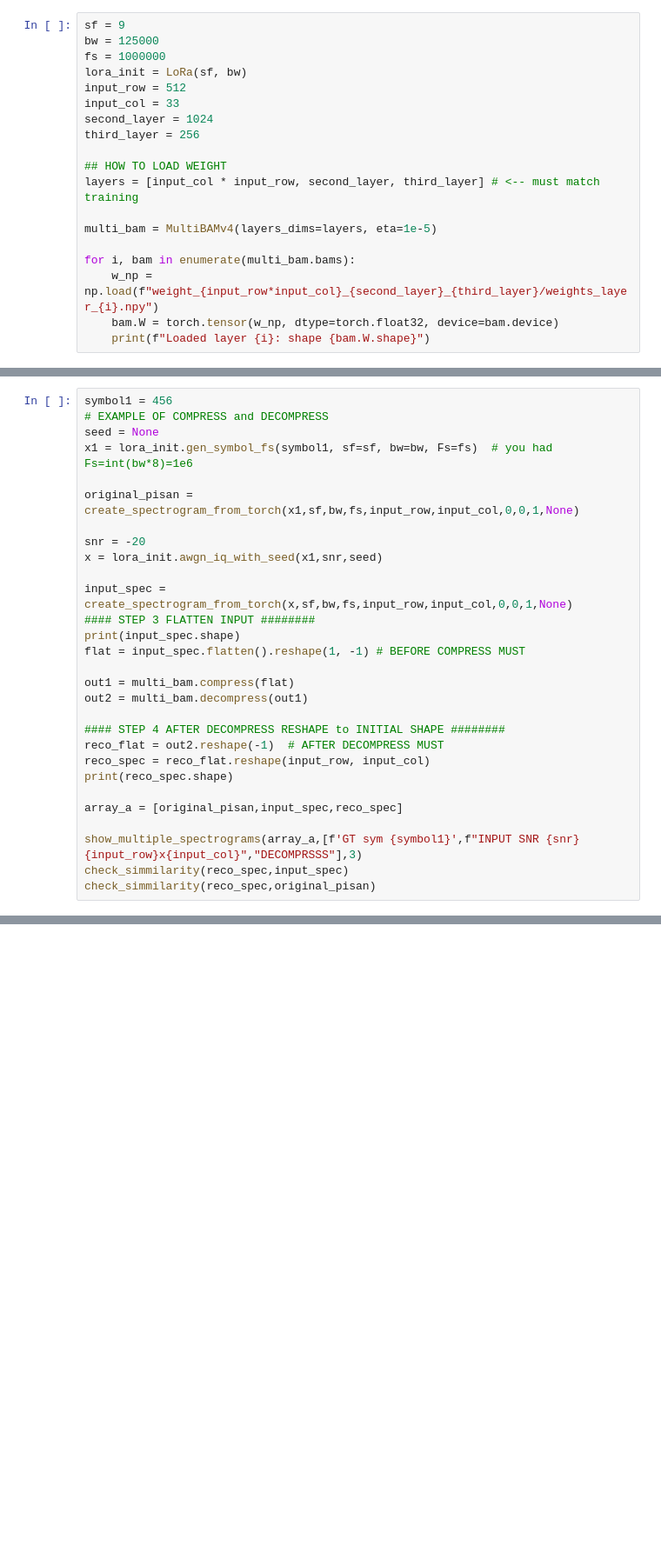
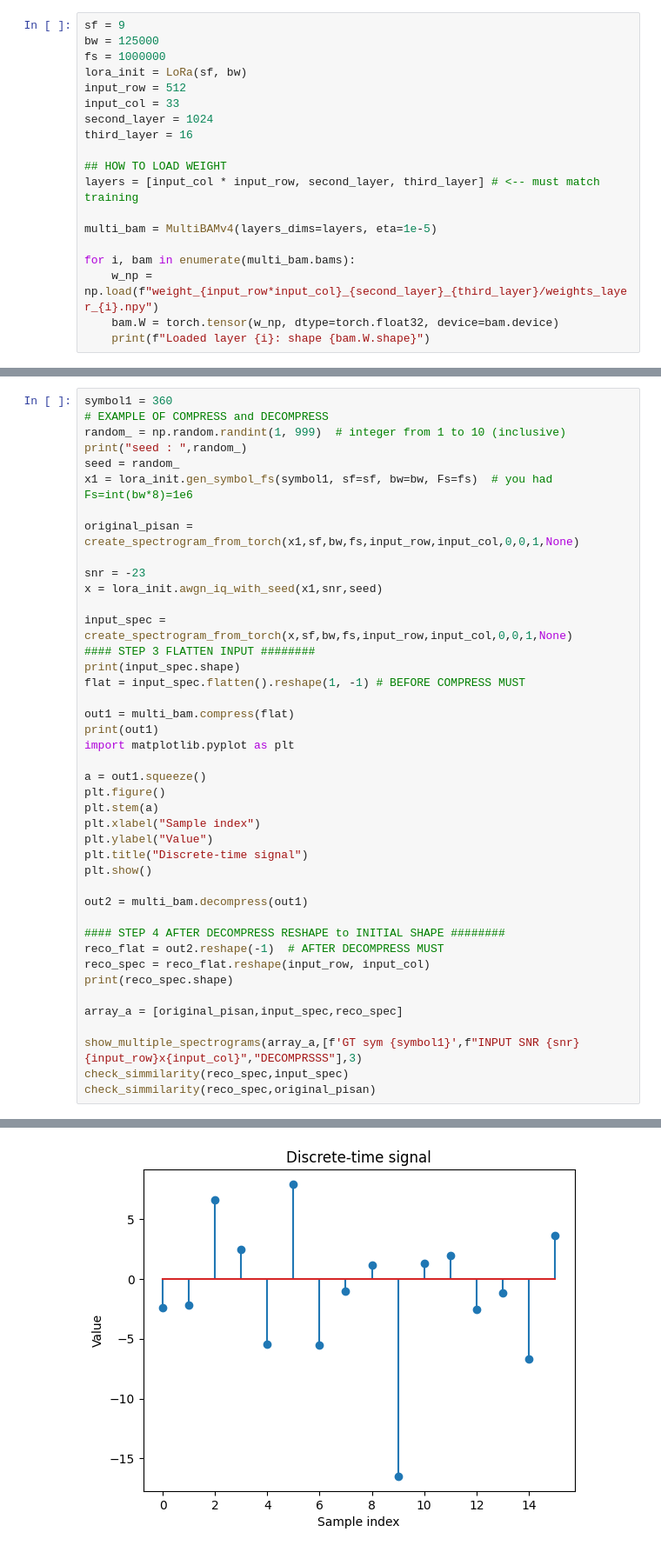
Before and after one commit to seanmantanhacker/INC-BAM, a Jupyter notebook: Model-experiment-4/main.ipynb, the cells around one changed output, grey strips where cells are left out. Shown at 87% size. Saved outputs shown, nothing was run; the diff lists cells and outputs as text; blank space fills up the shorter version.

```diff
--- a/Model-experiment-4/main.ipynb
+++ b/Model-experiment-4/main.ipynb
@@ -23,7 +25,7 @@ lora_init = LoRa(sf, bw)
 input_row = 512
 input_col = 33
 second_layer = 1024
-third_layer = 256
+third_layer = 16
 
 ## HOW TO LOAD WEIGHT
 layers = [input_col * input_row, second_layer, third_layer] # <-- must match training
@@ -37,12 +42,14 @@ for i, bam in enumerate(multi_bam.bams):
 # %%
-symbol1 = 456
+symbol1 = 360
 # EXAMPLE OF COMPRESS and DECOMPRESS
-seed = None
+random_ = np.random.randint(1, 999)  # integer from 1 to 10 (inclusive)
+print("seed : ",random_)
+seed = random_
 x1 = lora_init.gen_symbol_fs(symbol1, sf=sf, bw=bw, Fs=fs)  # you had Fs=int(bw*8)=1e6
 
 original_pisan = create_spectrogram_from_torch(x1,sf,bw,fs,input_row,input_col,0,0,1,None)
 
-snr = -20
+snr = -23
 x = lora_init.awgn_iq_with_seed(x1,snr,seed)
 
 input_spec = create_spectrogram_from_torch(x,sf,bw,fs,input_row,input_col,0,0,1,None)
@@ -51,6 +58,17 @@ print(input_spec.shape)
 flat = input_spec.flatten().reshape(1, -1) # BEFORE COMPRESS MUST
 
 out1 = multi_bam.compress(flat)
+print(out1)
+import matplotlib.pyplot as plt
+
+a = out1.squeeze()
+plt.figure()
+plt.stem(a)
+plt.xlabel("Sample index")
+plt.ylabel("Value")
+plt.title("Discrete-time signal")
+plt.show()
+
 out2 = multi_bam.decompress(out1)
 
 #### STEP 4 AFTER DECOMPRESS RESHAPE to INITIAL SHAPE ########
@@ -63,3 +81,4 @@ array_a = [original_pisan,input_spec,reco_spec]
 show_multiple_spectrograms(array_a,[f'GT sym {symbol1}',f"INPUT SNR {snr} {input_row}x{input_col}","DECOMPRSSS"],3)
 check_simmilarity(reco_spec,input_spec)
 check_simmilarity(reco_spec,original_pisan)
+# %% [output]
@@ -65,0 +90 @@ check_simmilarity(reco_spec,original_pisan)
+[figure, added]
```
Also changed, not shown: parts of 5 cells of this notebook, 5 other files.
